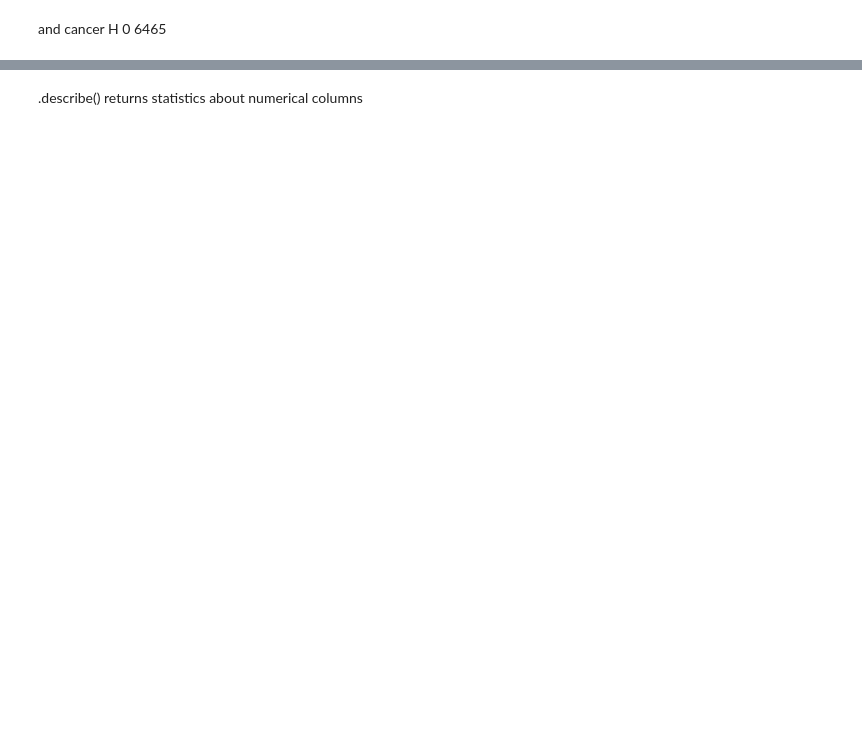
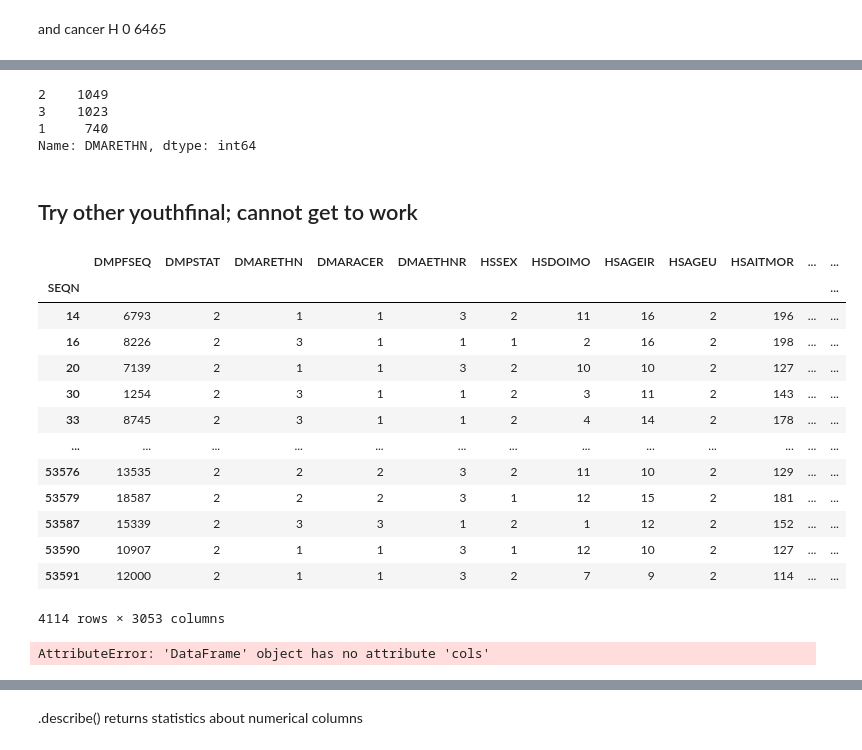
Before and after one commit to climatebrad/nhanes, a Jupyter notebook: nhanes.doug.ipynb, the cells around one changed output, grey strips where cells are left out. Cells and saved outputs as stored; diff of their text form; code cells hidden in the pictures; blank space fills up the shorter version.

```diff
--- a/nhanes.doug.ipynb
+++ b/nhanes.doug.ipynb
@@ -332,0 +557,26 @@ exam.data['XSPPMANEU'].value_counts()
+# %%
+youthfinal.DMARETHN.value_counts()
+# %% [output]
+2    1049
+3    1023
+1     740
+Name: DMARETHN, dtype: int64
+# %% [markdown]
+## Try other youthfinal; cannot get to work
+# %%
+youth_exam.query('7 < HSAGEIR < 18' and '2 <= SPPMANEU < 88')
+# %% [output]
+|  | DMPFSEQ | DMPSTAT | DMARETHN | DMARACER | DMAETHNR | HSSEX | HSDOIMO | HSAGEIR | HSAGEU | HSAITMOR | ... | ... |
+| SEQN |  |  |  |  |  |  |  |  |  |  |  | ... |
+| 14 | 6793 | 2 | 1 | 1 | 3 | 2 | 11 | 16 | 2 | 196 | ... | ... |
+| 16 | 8226 | 2 | 3 | 1 | 1 | 1 | 2 | 16 | 2 | 198 | ... | ... |
+| 20 | 7139 | 2 | 1 | 1 | 3 | 2 | 10 | 10 | 2 | 127 | ... | ... |
+| 30 | 1254 | 2 | 3 | 1 | 1 | 2 | 3 | 11 | 2 | 143 | ... | ... |
+| 33 | 8745 | 2 | 3 | 1 | 1 | 2 | 4 | 14 | 2 | 178 | ... | ... |
+| ... | ... | ... | ... | ... | ... | ... | ... | ... | ... | ... | ... | ... |
+| 53576 | 13535 | 2 | 2 | 2 | 3 | 2 | 11 | 10 | 2 | 129 | ... | ... |
+| 53579 | 18587 | 2 | 2 | 2 | 3 | 1 | 12 | 15 | 2 | 181 | ... | ... |
+| 53587 | 15339 | 2 | 3 | 3 | 1 | 2 | 1 | 12 | 2 | 152 | ... | ... |
+| 53590 | 10907 | 2 | 1 | 1 | 3 | 1 | 12 | 10 | 2 | 127 | ... | ... |
+| 53591 | 12000 | 2 | 1 | 1 | 3 | 2 | 7 | 9 | 2 | 114 | ... | ... |
+4114 rows × 3053 columns
@@ -332,0 +585,4 @@ exam.data['XSPPMANEU'].value_counts()
+# %%
+youthfinal.cols
+# %% [output]
+AttributeError: 'DataFrame' object has no attribute 'cols'
```
Also changed, not shown: parts of 152 cells of this notebook.
